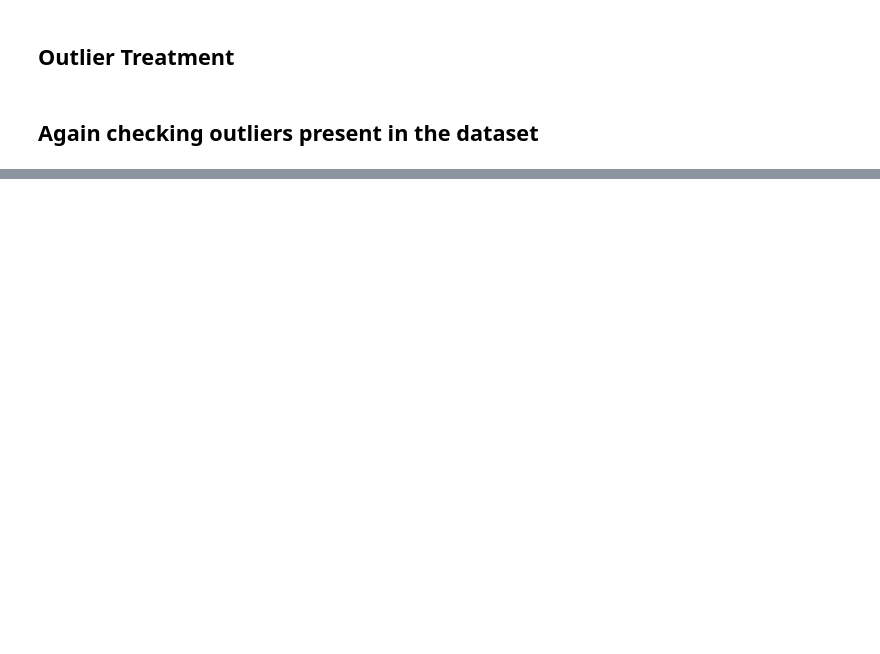
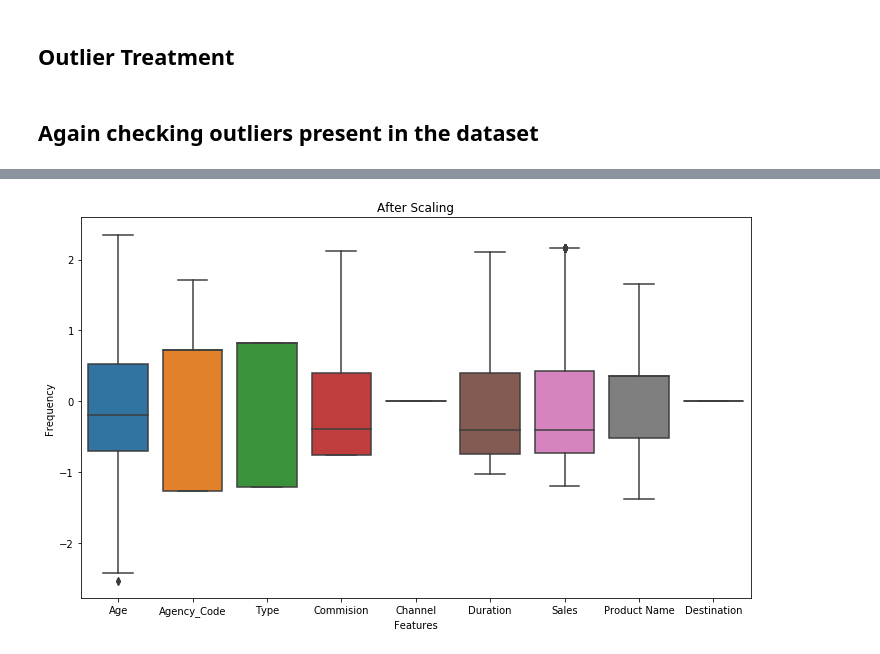
Before and after one commit to Abhishek768/InsuranceClaimStatus, a Jupyter notebook: InsuranceClaimStatus.ipynb, the cells around one changed output, grey strips where cells are left out. Drawn from its saved outputs; the diff is of its cells as text; code cells hidden in the pictures; blank space fills up the shorter version.

```diff
--- a/InsuranceClaimStatus.ipynb
+++ b/InsuranceClaimStatus.ipynb
@@ -115,0 +134,8 @@ plt.ylabel('Frequency');
+# %%
+plt.figure(figsize=(12,7));
+sns.boxplot(data=scaled_data);
+plt.title('After Scaling');
+plt.xlabel('Features');
+plt.ylabel('Frequency');
+# %% [output]
+[figure, added]
```
Also changed, not shown: parts of 13 cells of this notebook.
